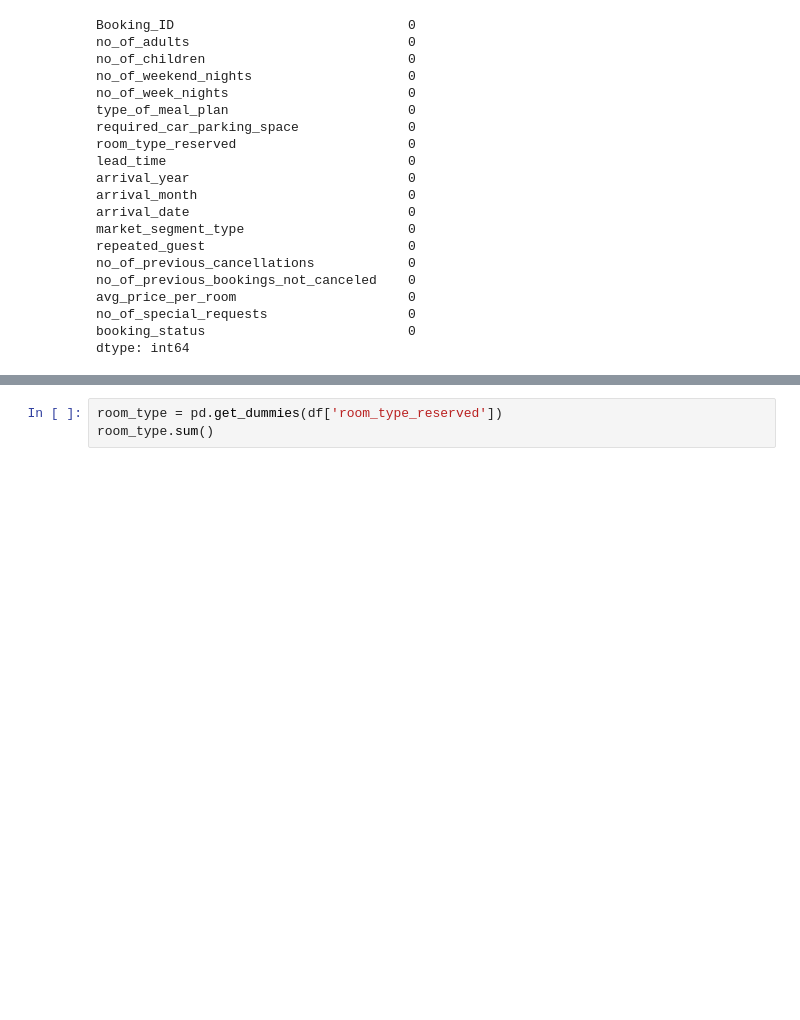
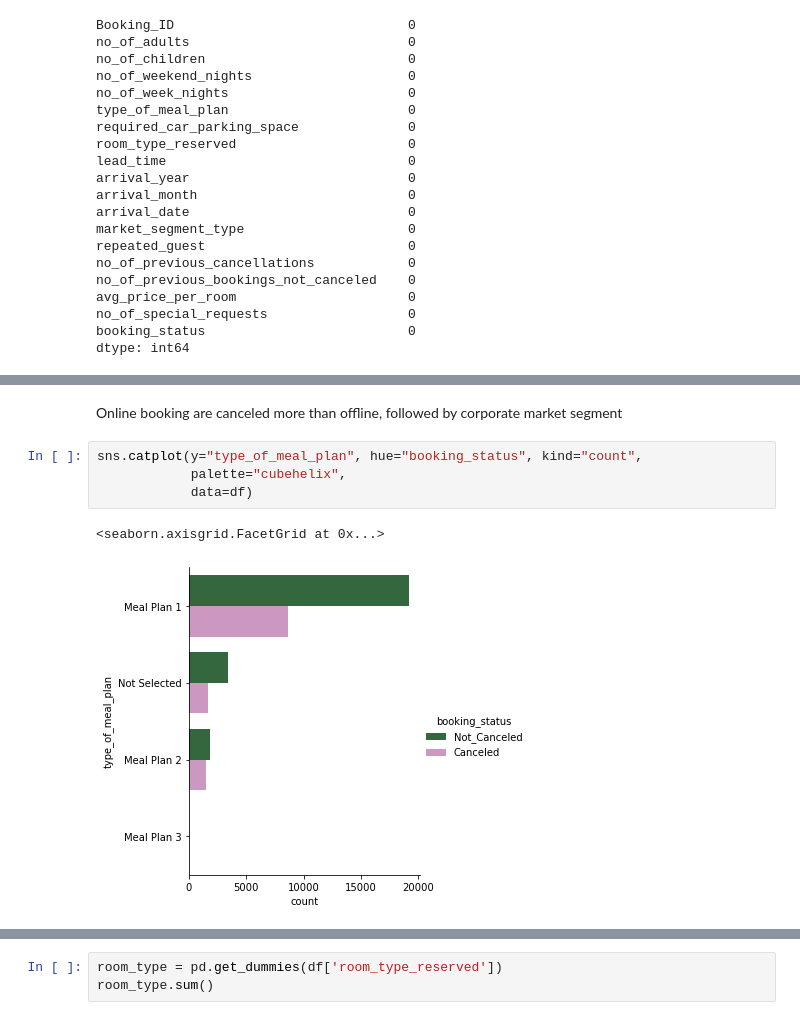
Before and after one commit to jorgeluisgalarraga/hotel_reservation_predictions, a Jupyter notebook: Hotel_Reservations_Prediction.ipynb, the cells around one changed output, grey strips where cells are left out. Cells and saved outputs as stored; diff of their text form; blank space fills up the shorter version.

```diff
--- a/Hotel_Reservations_Prediction.ipynb
+++ b/Hotel_Reservations_Prediction.ipynb
@@ -76,0 +106,9 @@ dtype: int64
+# %% [markdown]
+Online booking are canceled more than offline, followed by corporate market segment
+# %%
+sns.catplot(y="type_of_meal_plan", hue="booking_status", kind="count",
+            palette="cubehelix",
+            data=df)
+# %% [output]
+<seaborn.axisgrid.FacetGrid at 0x...>
+[figure, added]
```
Also changed, not shown: parts of 34 cells of this notebook.
